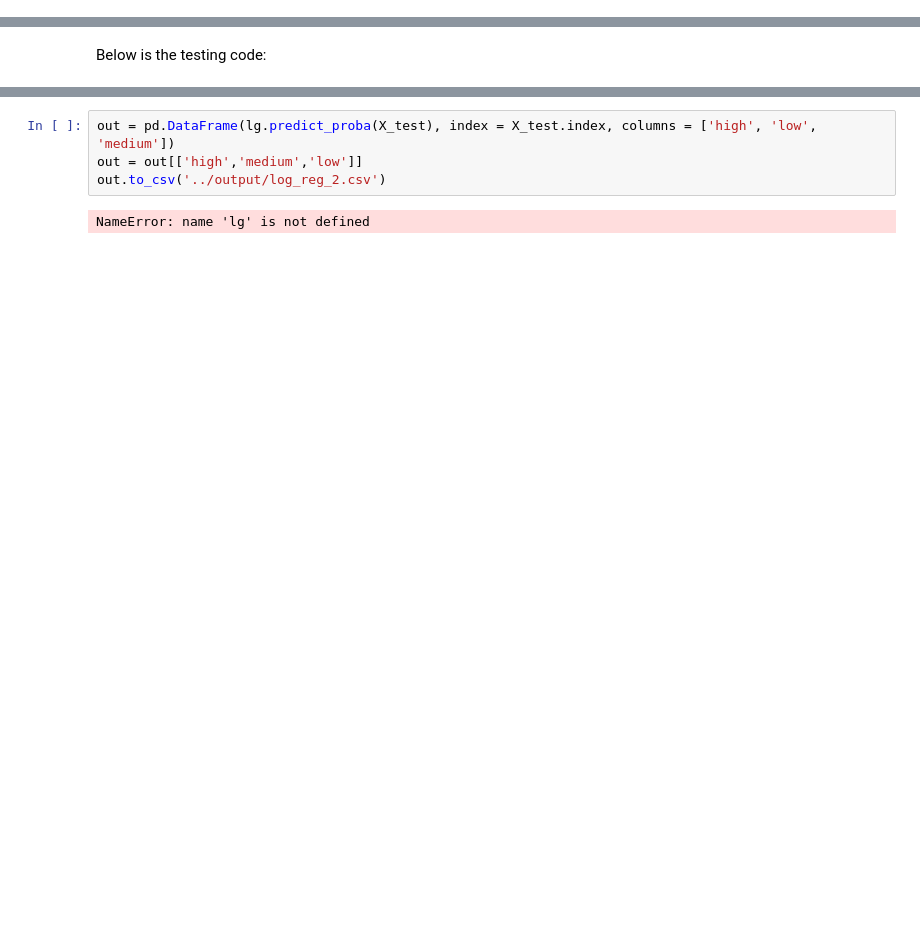
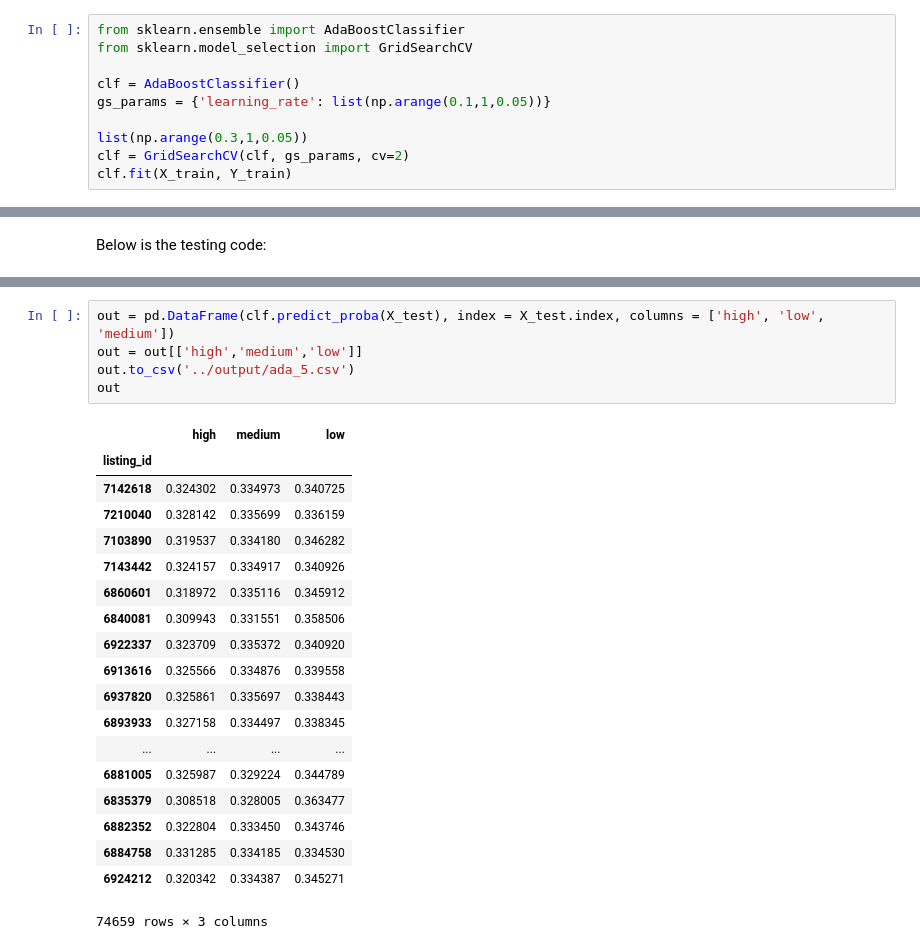
Before and after one commit to PatrickSpieker/TwoSigRentHop, a Jupyter notebook: jup/rent_hop.ipynb, the cells around one changed output, grey strips where cells are left out. Cells and saved outputs as stored; diff of their text form; blank space fills up the shorter version.

```diff
--- a/jup/rent_hop.ipynb
+++ b/jup/rent_hop.ipynb
@@ -98,0 +153,10 @@ LogisticRegression(C=1.0, class_weight=None, dual=False, fit_intercept=True,
+# %%
+from sklearn.ensemble import AdaBoostClassifier
+from sklearn.model_selection import GridSearchCV
+
+clf = AdaBoostClassifier()
+gs_params = {'learning_rate': list(np.arange(0.1,1,0.05))}
+
+list(np.arange(0.3,1,0.05))
+clf = GridSearchCV(clf, gs_params, cv=2)
+clf.fit(X_train, Y_train)
@@ -108,6 +209,25 @@ ValueError: Expected object or value
 # %%
-out = pd.DataFrame(lg.predict_proba(X_test), index = X_test.index, columns = ['high', 'low', 'medium'])
+out = pd.DataFrame(clf.predict_proba(X_test), index = X_test.index, columns = ['high', 'low', 'medium'])
 out = out[['high','medium','low']]
-out.to_csv('../output/log_reg_2.csv')
+out.to_csv('../output/ada_5.csv')
+out
 # %% [output]
+|  | high | medium | low |
+| listing_id |  |  |  |
+| 7142618 | 0.324302 | 0.334973 | 0.340725 |
+| 7210040 | 0.328142 | 0.335699 | 0.336159 |
+| 7103890 | 0.319537 | 0.334180 | 0.346282 |
+| 7143442 | 0.324157 | 0.334917 | 0.340926 |
+| 6860601 | 0.318972 | 0.335116 | 0.345912 |
+| 6840081 | 0.309943 | 0.331551 | 0.358506 |
+| 6922337 | 0.323709 | 0.335372 | 0.340920 |
+| 6913616 | 0.325566 | 0.334876 | 0.339558 |
+| 6937820 | 0.325861 | 0.335697 | 0.338443 |
+| 6893933 | 0.327158 | 0.334497 | 0.338345 |
+| ... | ... | ... | ... |
+| 6881005 | 0.325987 | 0.329224 | 0.344789 |
+| 6835379 | 0.308518 | 0.328005 | 0.363477 |
+| 6882352 | 0.322804 | 0.333450 | 0.343746 |
+| 6884758 | 0.331285 | 0.334185 | 0.334530 |
+| 6924212 | 0.320342 | 0.334387 | 0.345271 |
-NameError: name 'lg' is not defined
+74659 rows × 3 columns
```
Also changed, not shown: parts of 15 cells of this notebook, 8 other files.
